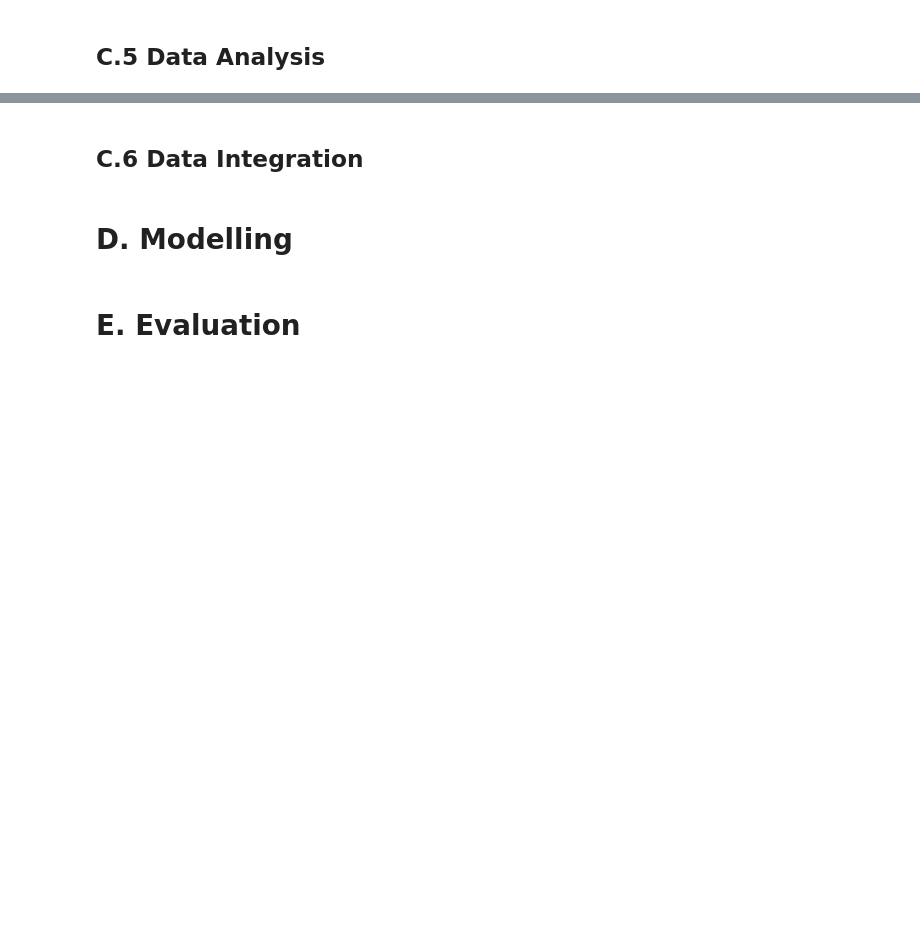
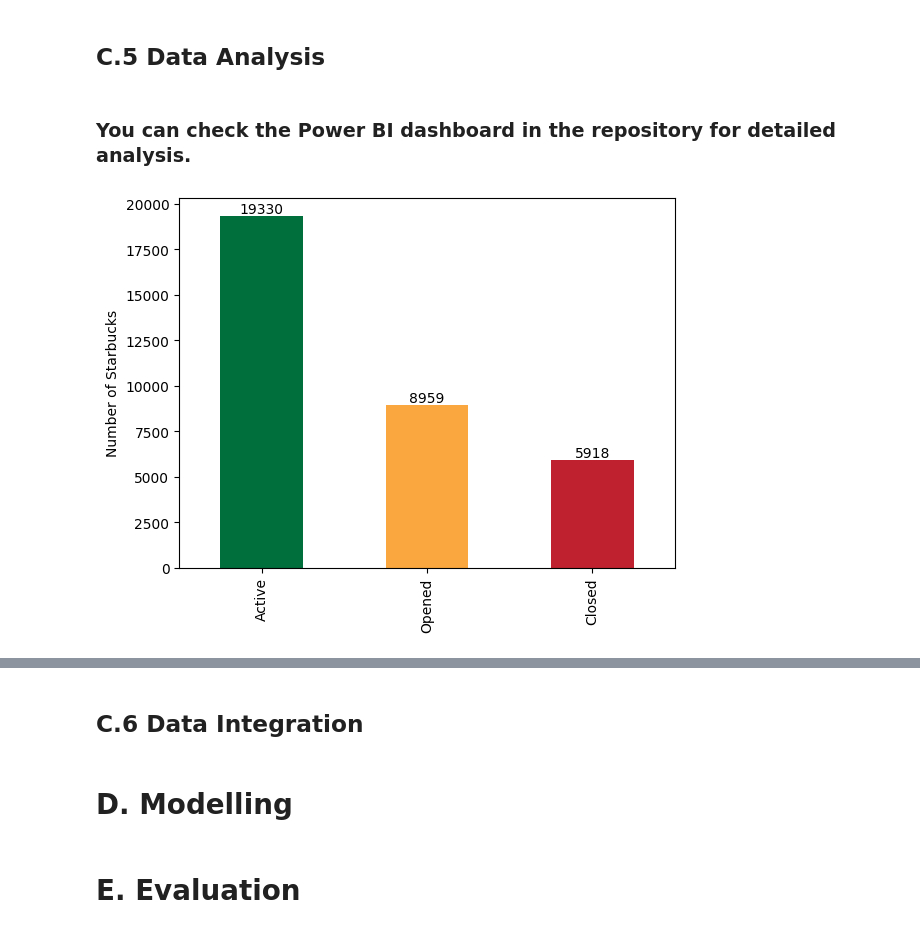
Before and after one commit to HalisManaz/Data-Analysis-and-Machine-Learning-Portfolio-Project-Starbucks-Worldwide-Locations, a Jupyter notebook: starbucks_worldwide_locations_notebook.ipynb, the cells around one changed output, grey strips where cells are left out. Drawn from its saved outputs; the diff is of its cells as text; code cells hidden in the pictures; blank space fills up the shorter version.

Commit message:
Data analysis code is added

```diff
--- a/starbucks_worldwide_locations_notebook.ipynb
+++ b/starbucks_worldwide_locations_notebook.ipynb
@@ -434,2 +469,17 @@ ease_of_business.isna().value_counts()
 # %% [markdown]
 ## C.5 Data Analysis
+# %% [markdown]
+### You can check the Power BI dashboard in the repository for detailed analysis.
+# %%
+analysis_dataframe = pd.concat([starbucks_location_2016, starbucks_location_2021]).drop_duplicates(subset=['Store Number'])
+# %%
+global_situation = analysis_dataframe['Status'].value_counts()
+global_situation.plot(kind="bar", ylabel="Number of Starbucks", color=["#006f3c", "#f9a73e", "#bf212f"])
+
+# Add values to the top of the bars
+for index, value in enumerate(global_situation):
+    plt.text(index, value, str(int(value)), ha='center', va='bottom')
+
+plt.show()
+# %% [output]
+[figure, added]
```
Also changed, not shown: parts of 7 cells of this notebook.
